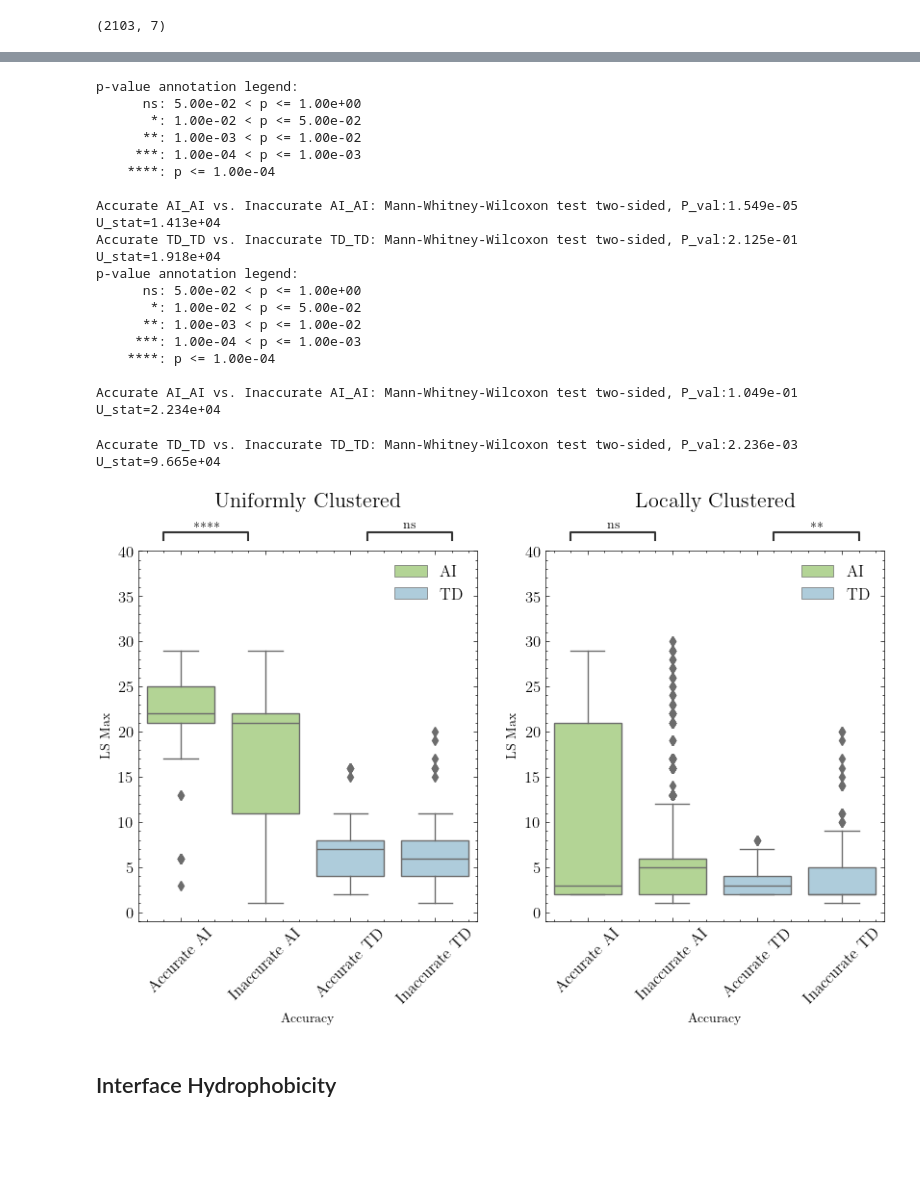
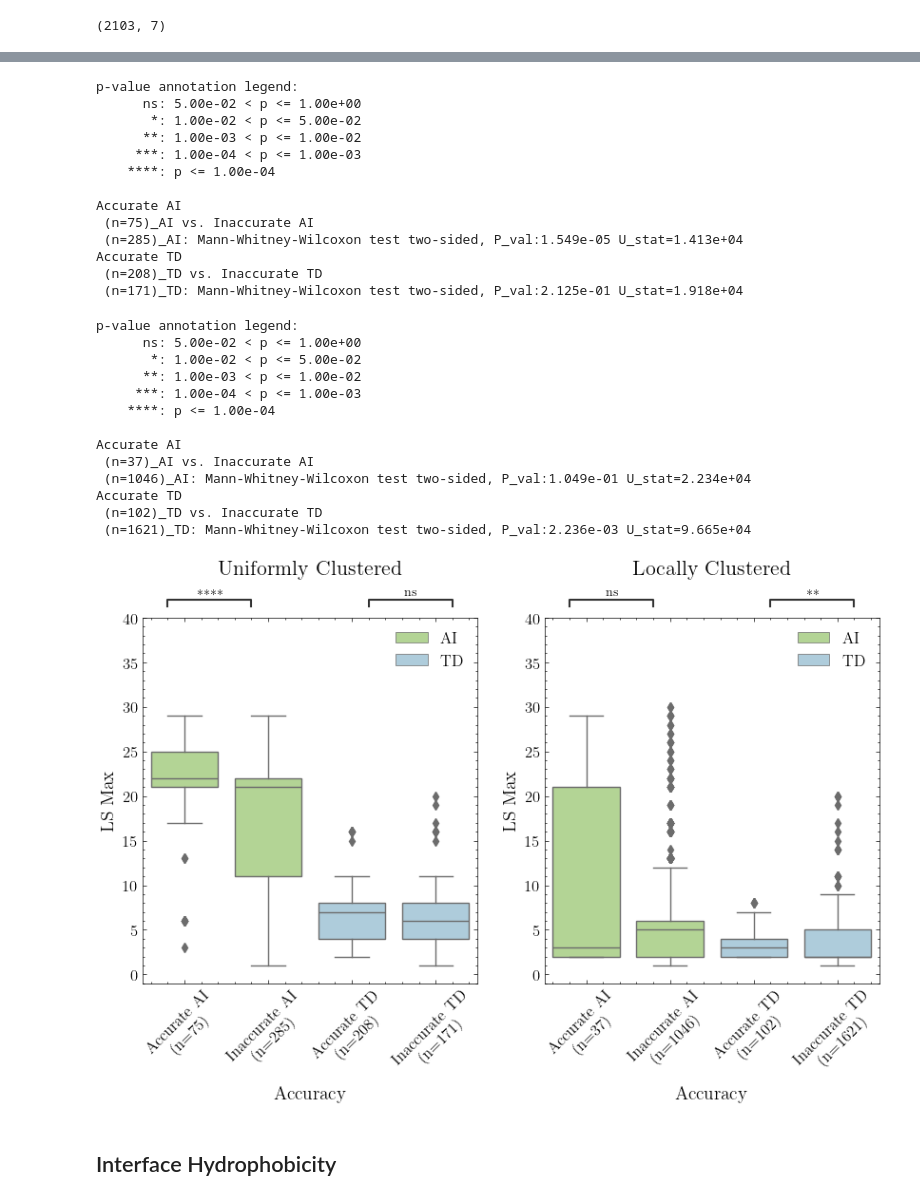
Before and after one commit to bperkinsj/autoinhibition_and_alphafold2, a Jupyter notebook: structure_feature_performance2.ipynb, the cells around one changed output, grey strips where cells are left out. Cells and saved outputs as stored; diff of their text form; code cells hidden in the pictures; blank space fills up the shorter version.

```diff
--- a/structure_feature_performance2.ipynb
+++ b/structure_feature_performance2.ipynb
@@ -109,6 +109,8 @@ def plot_lineage(df, ax, palette, x, y, hue, order, pairs):
     sns.boxplot(x=x, y=y, hue=hue, data=df, ax=ax, palette=palette, dodge=False)
     ax.set_xticklabels(ax.get_xticklabels(), fontsize=12, rotation=45)
     ax.set_yticklabels(ax.get_yticklabels(), fontsize=12)
+    ax.set_ylabel(y, fontsize=14)
+    ax.set_xlabel(x, fontsize=14)
     ax.legend(title_fontsize='14', fontsize='12')
 
     annotator = Annotator(ax, pairs, data=df, x=x, y=y, order=order, hue=hue)
@@ -337,23 +339,3 @@ inaccurate_only_u = only_u[only_u[grmsd] > 3]
 
 md_accurate_only_u = md_only_u[md_only_u[grmsd] <= 3]
 md_inaccurate_only_u = md_only_u[md_only_u[grmsd] > 3]
-# %%
-accurate_non_u['Accuracy'] = 'Accurate AI'
-accurate_non_u['Type'] = 'AI'
-inaccurate_non_u['Accuracy'] = 'Inaccurate AI'
-inaccurate_non_u['Type'] = 'AI'
-
-md_accurate_non_u['Accuracy'] = 'Accurate TD'
-md_accurate_non_u['Type'] = 'TD'
-md_inaccurate_non_u['Accuracy'] = 'Inaccurate TD'
-md_inaccurate_non_u['Type'] = 'TD'
-
-accurate_only_u['Accuracy'] = 'Accurate AI'
-accurate_only_u['Type'] = 'AI'
-inaccurate_only_u['Accuracy'] = 'Inaccurate AI'
-inaccurate_only_u['Type'] = 'AI'
-
-md_accurate_only_u['Accuracy'] = 'Accurate TD'
-md_accurate_only_u['Type'] = 'TD'
-md_inaccurate_only_u['Accuracy'] = 'Inaccurate TD'
-md_inaccurate_only_u['Type'] = 'TD'
@@ -570,48 +704,60 @@ Accurate TD_TD vs. Inaccurate TD_TD: Mann-Whitney-Wilcoxon test two-sided, P_val
 # %%
 fig, axes = plt.subplots(1, 2, figsize=(10, 5))
 axes[0].set_ylim(-1, 40)
 axes[1].set_ylim(-1, 40)
 
 axi = axes.flatten()
 
-order = ['Accurate AI', 'Inaccurate AI', 'Accurate TD', 'Inaccurate TD']
-pairs = [[('Accurate AI', 'AI'), ('Inaccurate AI', 'AI')],
-         [('Accurate TD', 'TD'), ('Inaccurate TD', 'TD')]]
+order1 = [acc_ai_uc, inacc_ai_uc, acc_td_uc, inacc_td_uc]
+pairs1 = [[(acc_ai_uc, 'AI'), (inacc_ai_uc, 'AI')],
+         [(acc_td_uc, 'TD'), (inacc_td_uc, 'TD')]]
+
+order2 = [acc_ai_lc, inacc_ai_lc, acc_td_lc, inacc_td_lc]
+pairs2 = [[(acc_ai_lc, 'AI'), (inacc_ai_lc, 'AI')],
+            [(acc_td_lc, 'TD'), (inacc_td_lc, 'TD')]]
 
 # plot_lineage(acc_both_only_u, axes[0], colors, 'Type', 'Mean LS', 'Type', order, pairs)
 # plot_lineage(only_u, axes[0], accuracy_palette, 'Type', 'Mean LS', 'Accuracy', order, pairs)
-plot_lineage(only_u, axes[0], colors, 'Accuracy', 'LS Max', 'Type', order, pairs)
-plot_lineage(non_u, axes[1], colors, 'Accuracy', 'LS Max', 'Type', order, pairs)
+plot_lineage(only_u, axes[0], colors, 'Accuracy', 'LS Max', 'Type', order1, pairs1)
+plot_lineage(non_u, axes[1], colors, 'Accuracy', 'LS Max', 'Type', order2, pairs2)
 
 cols = ['Uniformly Clustered', 'Locally Clustered']
 
 pad = 5
 for ax, col in zip(axes, cols):
     ax.annotate(col, xy=(0.5, 1.1), xytext=(0, pad),
                 xycoords='axes fraction', textcoords='offset points',
                 size=16, ha='center', va='baseline')
 
 plt.savefig('./project_pipeline/data/figures/ls_max.png', dpi=300, bbox_inches='tight')
 # %% [output]
 p-value annotation legend:
       ns: 5.00e-02 < p <= 1.00e+00
        *: 1.00e-02 < p <= 5.00e-02
       **: 1.00e-03 < p <= 1.00e-02
      ***: 1.00e-04 < p <= 1.00e-03
     ****: p <= 1.00e-04
 
-Accurate AI_AI vs. Inaccurate AI_AI: Mann-Whitney-Wilcoxon test two-sided, P_val:1.549e-05 U_stat=1.413e+04
-Accurate TD_TD vs. Inaccurate TD_TD: Mann-Whitney-Wilcoxon test two-sided, P_val:2.125e-01 U_stat=1.918e+04
-p-value annotation legend:
-      ns: 5.00e-02 < p <= 1.00e+00
-       *: 1.00e-02 < p <= 5.00e-02
-      **: 1.00e-03 < p <= 1.00e-02
-     ***: 1.00e-04 < p <= 1.00e-03
-    ****: p <= 1.00e-04
-
-Accurate AI_AI vs. Inaccurate AI_AI: Mann-Whitney-Wilcoxon test two-sided, P_val:1.049e-01 U_stat=2.234e+04
+Accurate AI
+ (n=75)_AI vs. Inaccurate AI
+ (n=285)_AI: Mann-Whitney-Wilcoxon test two-sided, P_val:1.549e-05 U_stat=1.413e+04
+Accurate TD
+ (n=208)_TD vs. Inaccurate TD
+ (n=171)_TD: Mann-Whitney-Wilcoxon test two-sided, P_val:2.125e-01 U_stat=1.918e+04
-Accurate TD_TD vs. Inaccurate TD_TD: Mann-Whitney-Wilcoxon test two-sided, P_val:2.236e-03 U_stat=9.665e+04
+p-value annotation legend:
+      ns: 5.00e-02 < p <= 1.00e+00
+       *: 1.00e-02 < p <= 5.00e-02
+      **: 1.00e-03 < p <= 1.00e-02
+     ***: 1.00e-04 < p <= 1.00e-03
+    ****: p <= 1.00e-04
+
+Accurate AI
+ (n=37)_AI vs. Inaccurate AI
+ (n=1046)_AI: Mann-Whitney-Wilcoxon test two-sided, P_val:1.049e-01 U_stat=2.234e+04
+Accurate TD
+ (n=102)_TD vs. Inaccurate TD
+ (n=1621)_TD: Mann-Whitney-Wilcoxon test two-sided, P_val:2.236e-03 U_stat=9.665e+04
-[figure, old version]
+[figure, new version]
 # %%
 melt_Accurate_non_u = pd.melt(accurate_non_u, id_vars=['uniprot', 'cluster'], value_vars=['Mean LS', 'LS Var.', 'Mean \% Seq. \n Completeness',
                                                                                           'LS Max', 'Number of Seqs.'])
```
Also changed, not shown: parts of 15 cells of this notebook, 26 other files.
